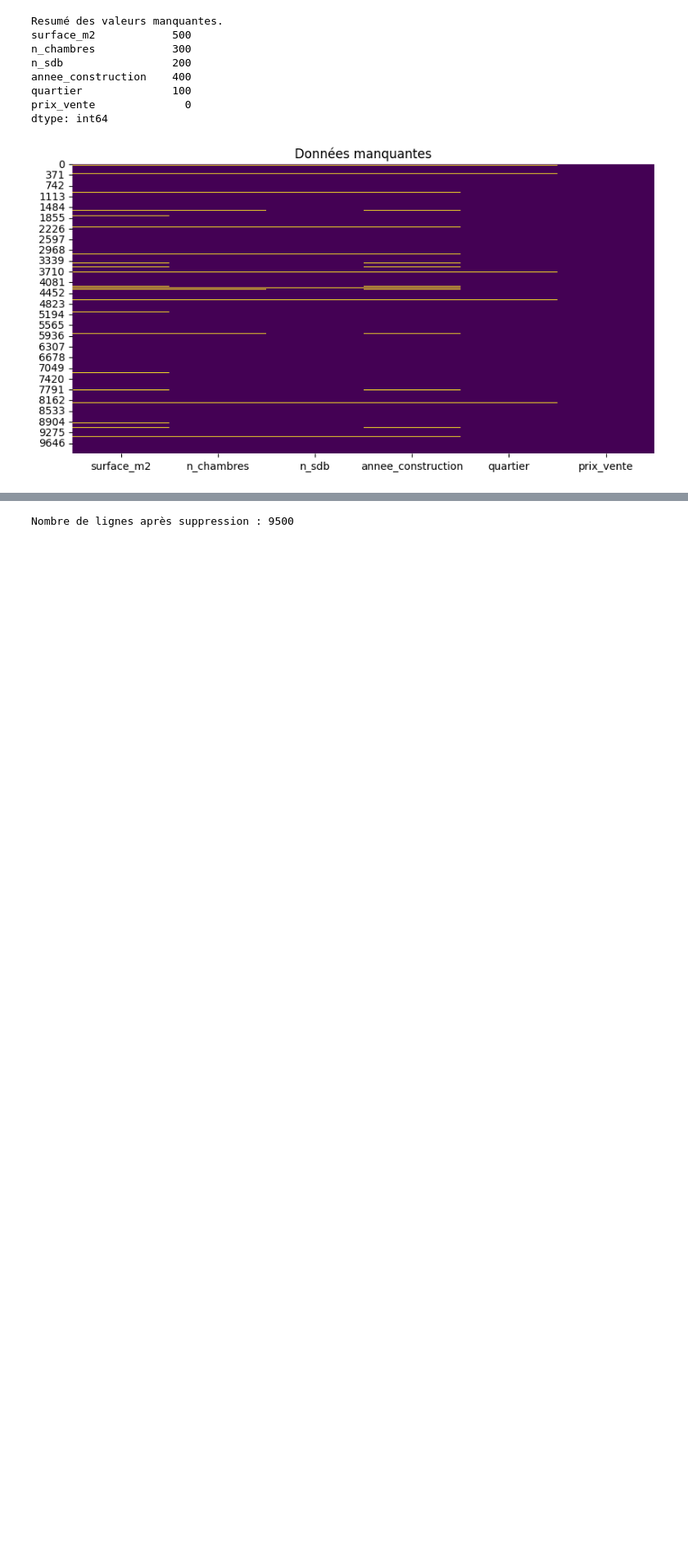
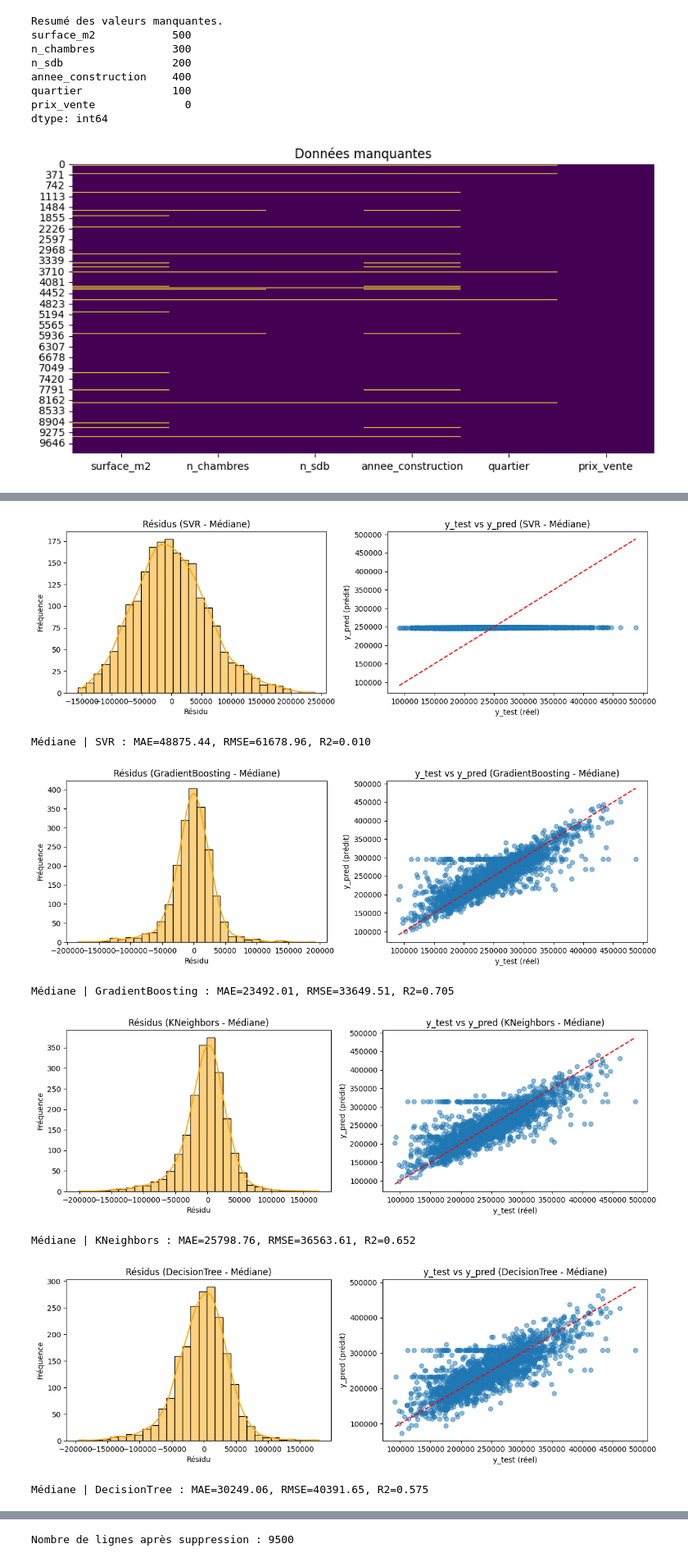
Before and after one commit to aboudoulaye/ACP, a Jupyter notebook: housepriceswithmissing/withmissing.ipynb, the cells around one changed output, grey strips where cells are left out. Shown at 82% size. Saved outputs shown, nothing was run; the diff lists cells and outputs as text; code cells hidden in the pictures; blank space fills up the shorter version.

```diff
--- a/housepriceswithmissing/withmissing.ipynb
+++ b/housepriceswithmissing/withmissing.ipynb
@@ -209,0 +234,11 @@ df_dropna[df_dropna.isnull().any(axis=1)]
+# %%
+regression_evaluation(df_median, "Médiane")
+# %% [output]
+[figure, added]
+Médiane | SVR : MAE=48875.44, RMSE=61678.96, R2=0.010
+[figure, added]
+Médiane | GradientBoosting : MAE=23492.01, RMSE=33649.51, R2=0.705
+[figure, added]
+Médiane | KNeighbors : MAE=25798.76, RMSE=36563.61, R2=0.652
+[figure, added]
+Médiane | DecisionTree : MAE=30249.06, RMSE=40391.65, R2=0.575
```
Also changed, not shown: parts of 52 cells of this notebook, 8 other files.
